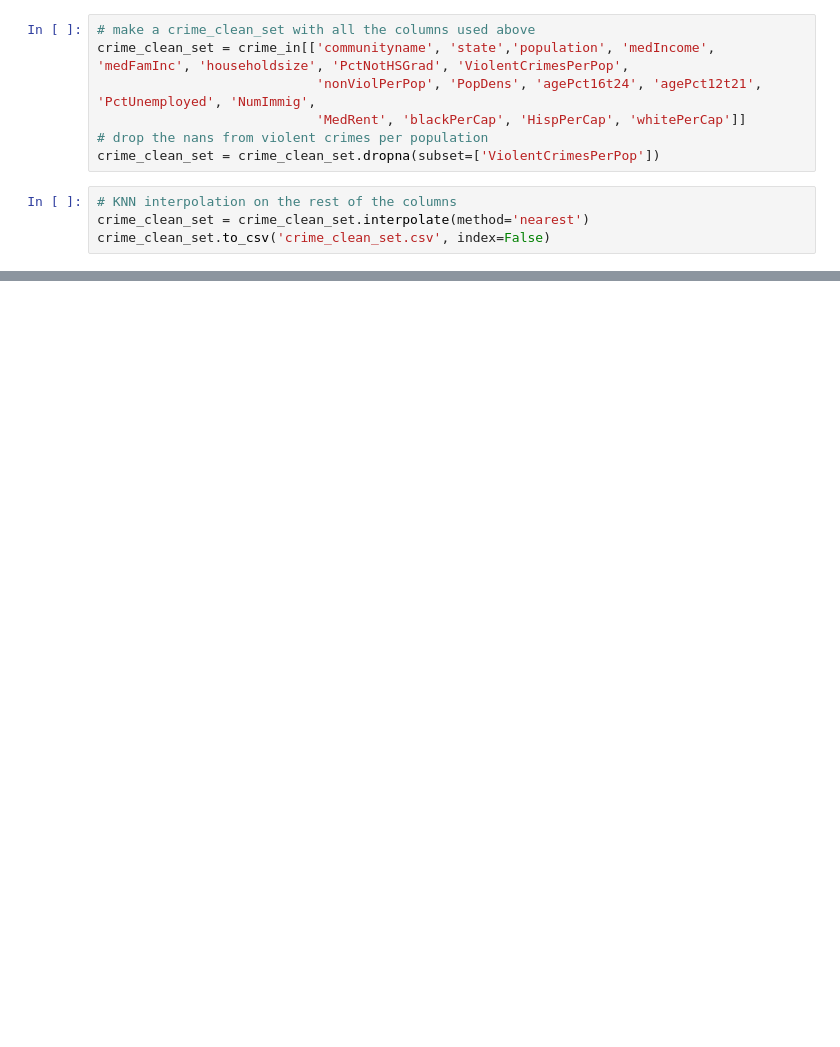
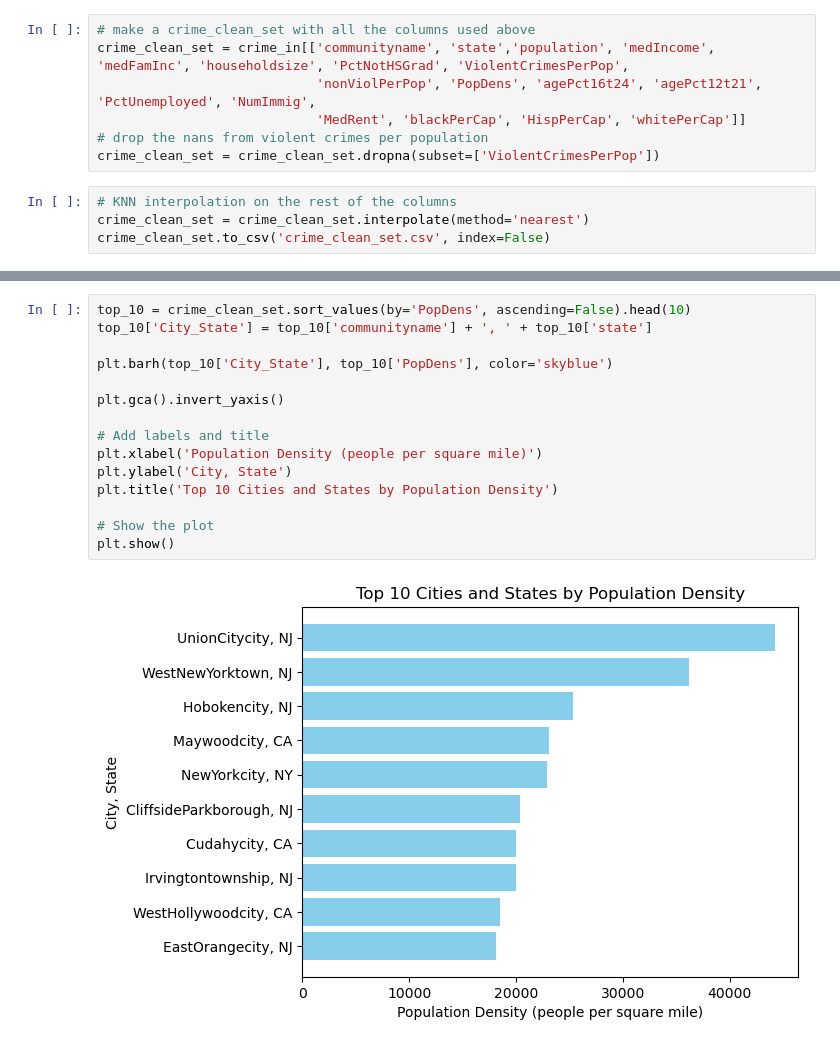
Before and after one commit to FrancoA325/PredictiveG24, a Jupyter notebook: Exploration.ipynb, the cells around one changed output, grey strips where cells are left out. Saved outputs shown, nothing was run; the diff lists cells and outputs as text; blank space fills up the shorter version.

Commit message:
Added two graphs showing most dense and least dense cities while also cleaing the city column.

```diff
--- a/Exploration.ipynb
+++ b/Exploration.ipynb
@@ -284,0 +301,17 @@ crime_clean_set.to_csv('crime_clean_set.csv', index=False)
+# %%
+top_10 = crime_clean_set.sort_values(by='PopDens', ascending=False).head(10)
+top_10['City_State'] = top_10['communityname'] + ', ' + top_10['state']
+
+plt.barh(top_10['City_State'], top_10['PopDens'], color='skyblue')
+
+plt.gca().invert_yaxis()
+
+# Add labels and title
+plt.xlabel('Population Density (people per square mile)')
+plt.ylabel('City, State')
+plt.title('Top 10 Cities and States by Population Density')
+
+# Show the plot
+plt.show()
+# %% [output]
+[figure, added]
```
Also changed, not shown: parts of 7 cells of this notebook.
